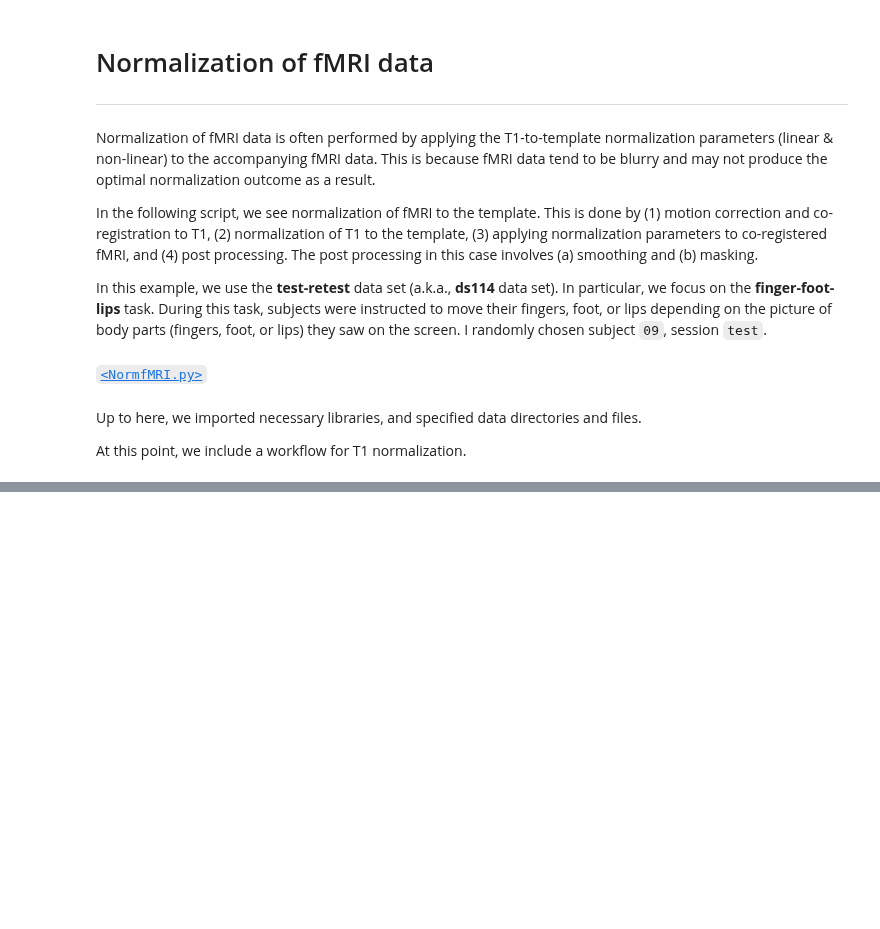
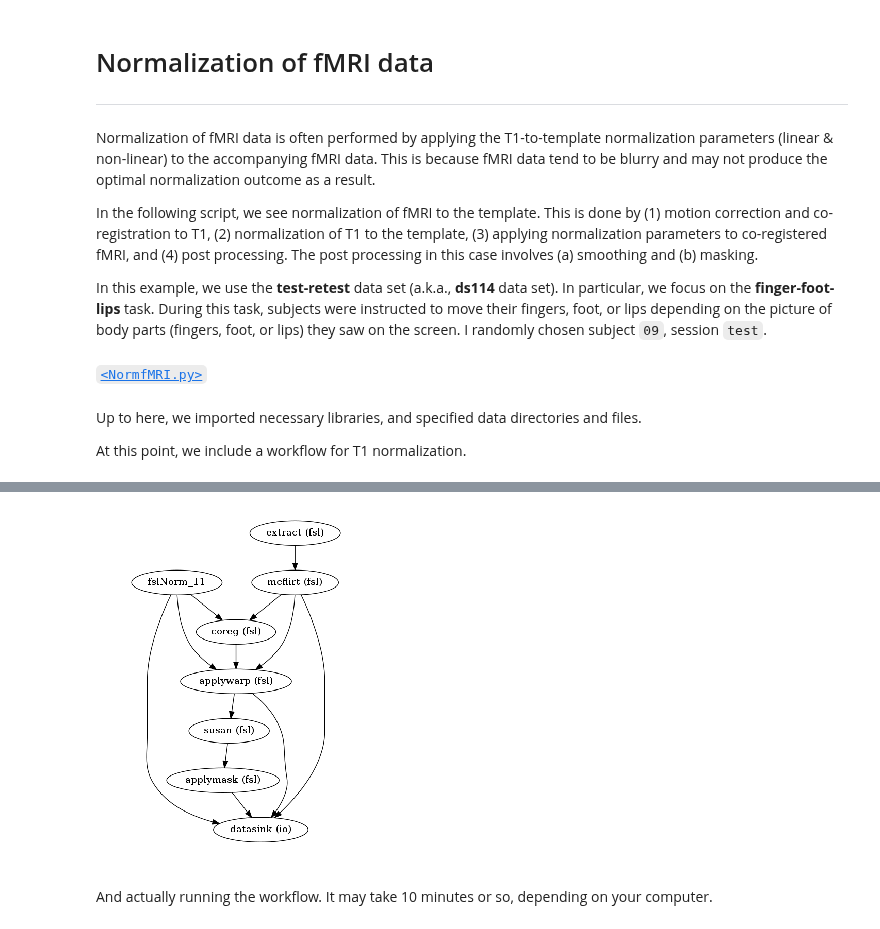
Before and after one commit to sathayas/JupyterfMRIFall2019, a Jupyter notebook: Normalization.ipynb, the cells around one changed output, grey strips where cells are left out. Saved outputs shown, nothing was run; the diff lists cells and outputs as text; code cells hidden in the pictures; blank space fills up the shorter version.

Commit message:
All the fMRI normalization workflow is completed. Visualization of norm fMRI vs norm T1

```diff
--- a/Normalization.ipynb
+++ b/Normalization.ipynb
@@ -672,0 +714,25 @@ normT1wf.connect(fslFLIRT, 'out_matrix_file', fslFNIRT, 'affine_file')
+# %%
+# creating datasink to collect outputs
+datasink = Node(DataSink(base_directory=outDir),
+                name='datasink')
+
+
+# creating a workflow
+preprocfMRI = Workflow(name="PreprocfMRI", base_dir=outDir)
+
+# connecting the nodes to the main workflow
+preprocfMRI.connect(extract, 'roi_file', mcflirt, 'in_file')
+preprocfMRI.connect(mcflirt, 'mean_img', coreg, 'in_file')
+preprocfMRI.connect(normT1wf, 'fslBET.out_file', coreg, 'reference')
+preprocfMRI.connect(mcflirt, 'out_file', applywarp, 'in_file')
+preprocfMRI.connect(coreg, 'out_matrix_file', applywarp, 'premat')
+preprocfMRI.connect(normT1wf, 'fslFNIRT.fieldcoeff_file', applywarp, 'field_file')
+preprocfMRI.connect(applywarp, 'out_file', susan, 'in_file')
+preprocfMRI.connect(susan, 'smoothed_file', applymask, 'in_file')
+
+# connection to data sink
+preprocfMRI.connect(mcflirt,'par_file', datasink, 'par_file')
+preprocfMRI.connect(mcflirt,'rms_files', datasink, 'rms_file')
+preprocfMRI.connect(normT1wf, 'fslFNIRT.warped_file', datasink, 'NormT1')
+preprocfMRI.connect(applywarp, 'out_file', datasink, 'NormfMRI')
+preprocfMRI.connect(applymask, 'out_file', datasink, 'MaskSmoNormfMRI')
@@ -672,0 +747,11 @@ normT1wf.connect(fslFLIRT, 'out_matrix_file', fslFNIRT, 'affine_file')
+# %%
+# writing out graphs
+preprocfMRI.write_graph(graph2use='orig', dotfilename='graph_orig.dot')
+
+# showing the graph
+plt.figure(figsize=[6,6])
+img=mpimg.imread(os.path.join(outDir,"preprocfMRI","graph_orig.png"))
+imgplot = plt.imshow(img)
+plt.axis('off')
+plt.show()
+# %% [output]
@@ -672,0 +760,3 @@ normT1wf.connect(fslFLIRT, 'out_matrix_file', fslFNIRT, 'affine_file')
+[figure, added]
+# %% [markdown]
+And actually running the workflow. It may take 10 minutes or so, depending on your computer.
```
Also changed, not shown: parts of 15 cells of this notebook.
